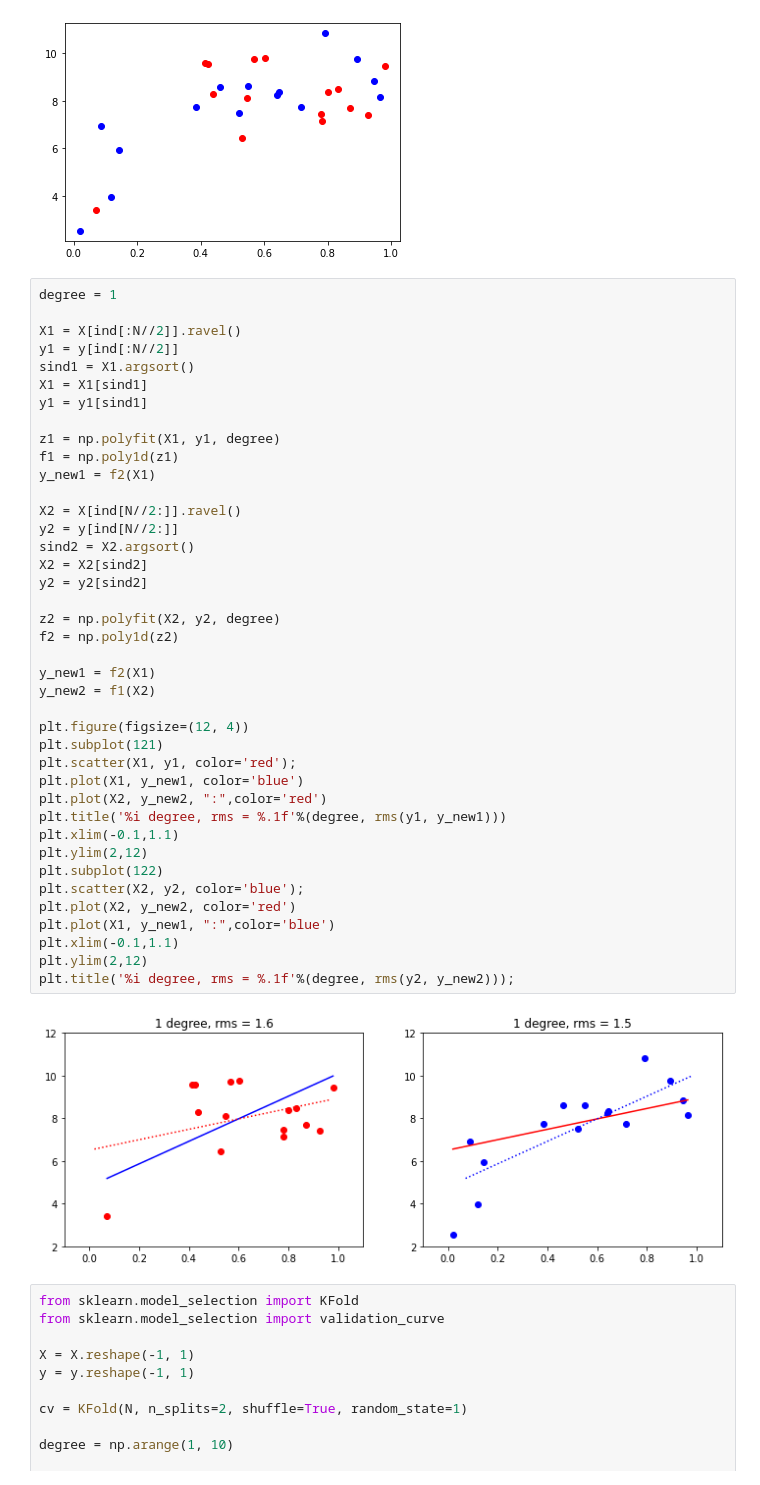
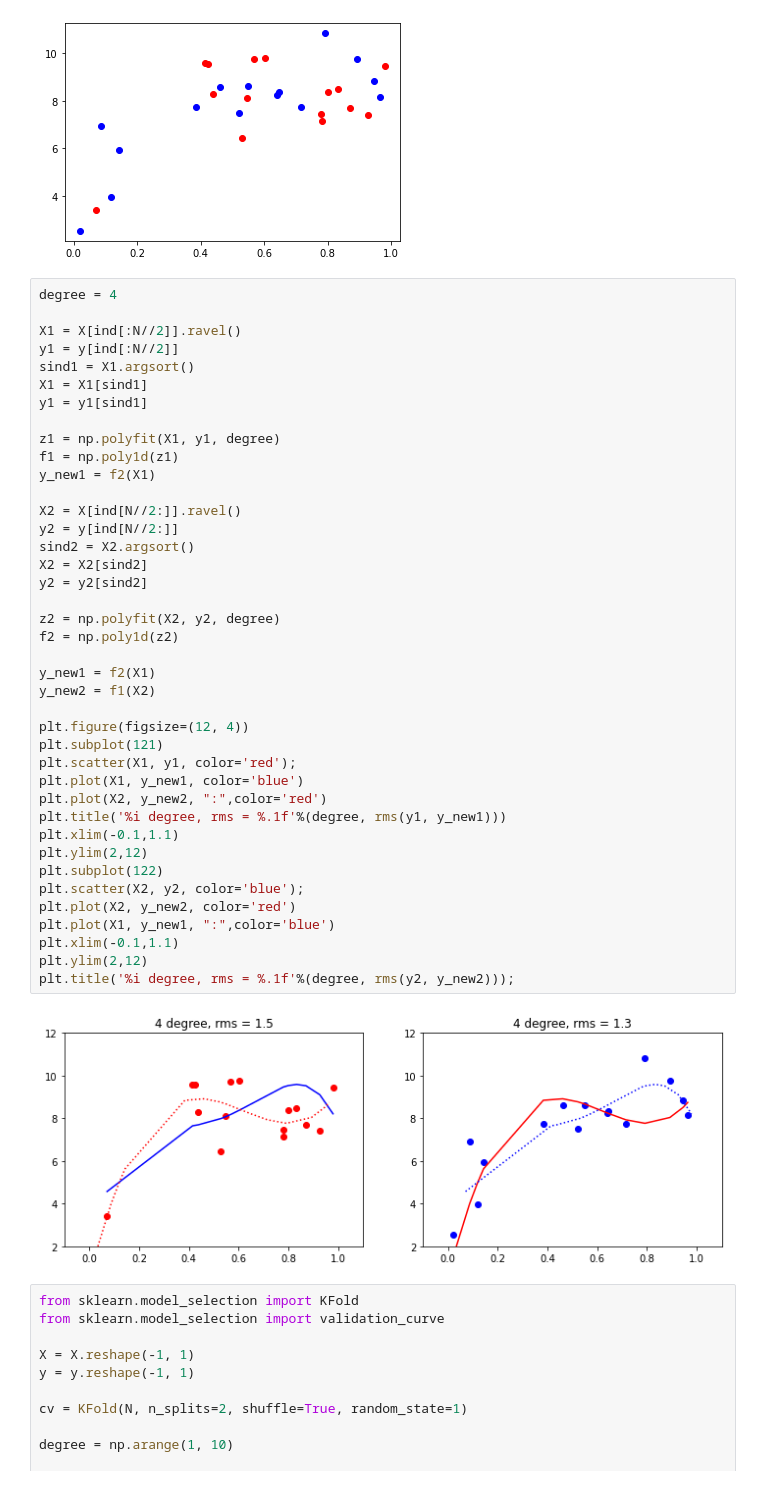
Before and after one commit to toastmaker/lectures, a Jupyter notebook: notebooks/Statistics without statistics.ipynb, the cells around one changed output. Saved outputs shown, nothing was run; the diff lists cells and outputs as text.

```diff
--- a/notebooks/Statistics without statistics.ipynb
+++ b/notebooks/Statistics without statistics.ipynb
@@ -644,7 +657,7 @@ plt.scatter(X[ind[N//2:]].ravel(), y[ind[N//2:]], color='blue')
 <matplotlib.collections.PathCollection at 0x...>
 [figure]
 # %%
-degree = 1
+degree = 4
 
 X1 = X[ind[:N//2]].ravel()
 y1 = y[ind[:N//2]]
@@ -657,34 +670,34 @@ f1 = np.poly1d(z1)
 y_new1 = f2(X1)
 
 X2 = X[ind[N//2:]].ravel()
 y2 = y[ind[N//2:]]
 sind2 = X2.argsort()
 X2 = X2[sind2]
 y2 = y2[sind2]
 
 z2 = np.polyfit(X2, y2, degree)
 f2 = np.poly1d(z2)
 
 y_new1 = f2(X1)
 y_new2 = f1(X2)
 
 plt.figure(figsize=(12, 4))
 plt.subplot(121)
 plt.scatter(X1, y1, color='red');
 plt.plot(X1, y_new1, color='blue')
 plt.plot(X2, y_new2, ":",color='red')
 plt.title('%i degree, rms = %.1f'%(degree, rms(y1, y_new1)))
 plt.xlim(-0.1,1.1)
 plt.ylim(2,12)
 plt.subplot(122)
 plt.scatter(X2, y2, color='blue');
 plt.plot(X2, y_new2, color='red')
 plt.plot(X1, y_new1, ":",color='blue')
 plt.xlim(-0.1,1.1)
 plt.ylim(2,12)
 plt.title('%i degree, rms = %.1f'%(degree, rms(y2, y_new2)));
 # %% [output]
-[figure, old version]
+[figure, new version]
 # %%
 from sklearn.model_selection import KFold
 from sklearn.model_selection import validation_curve
```
Also changed, not shown: parts of 16 cells of this notebook.
